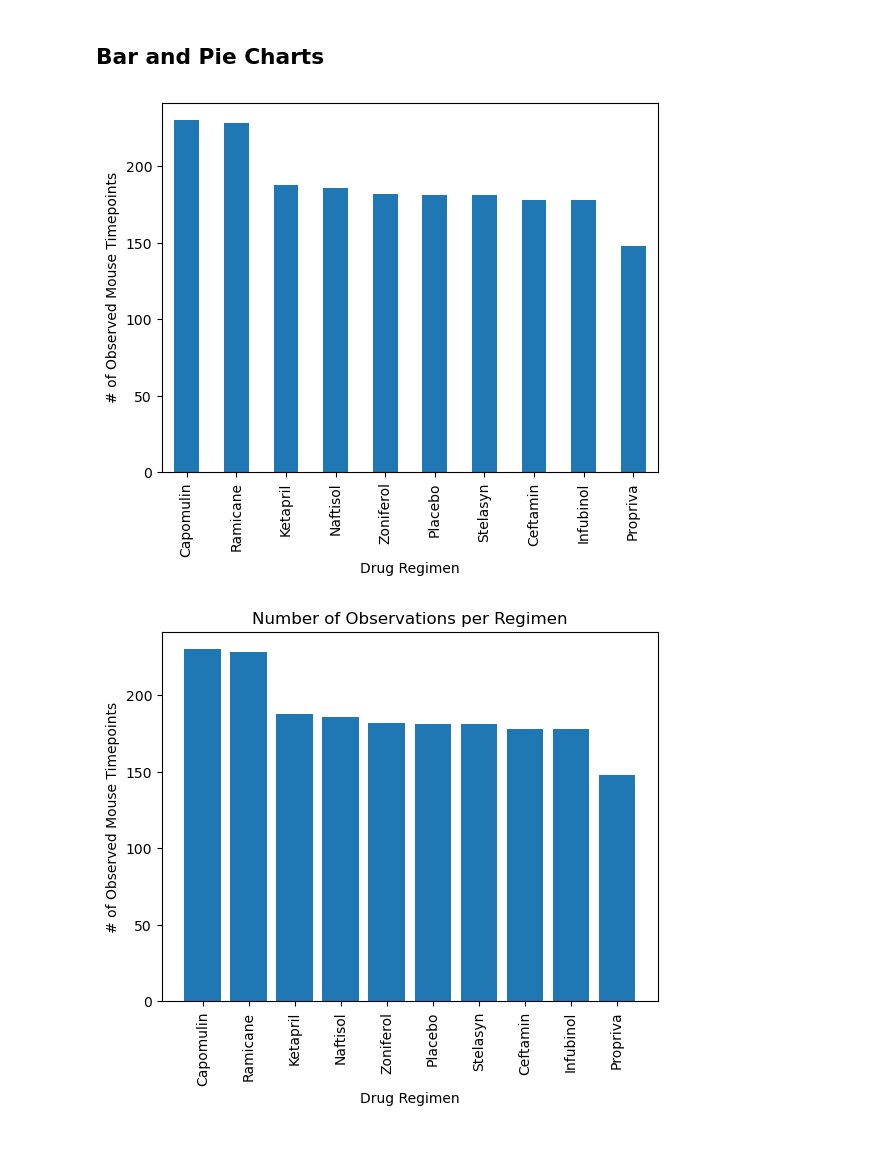
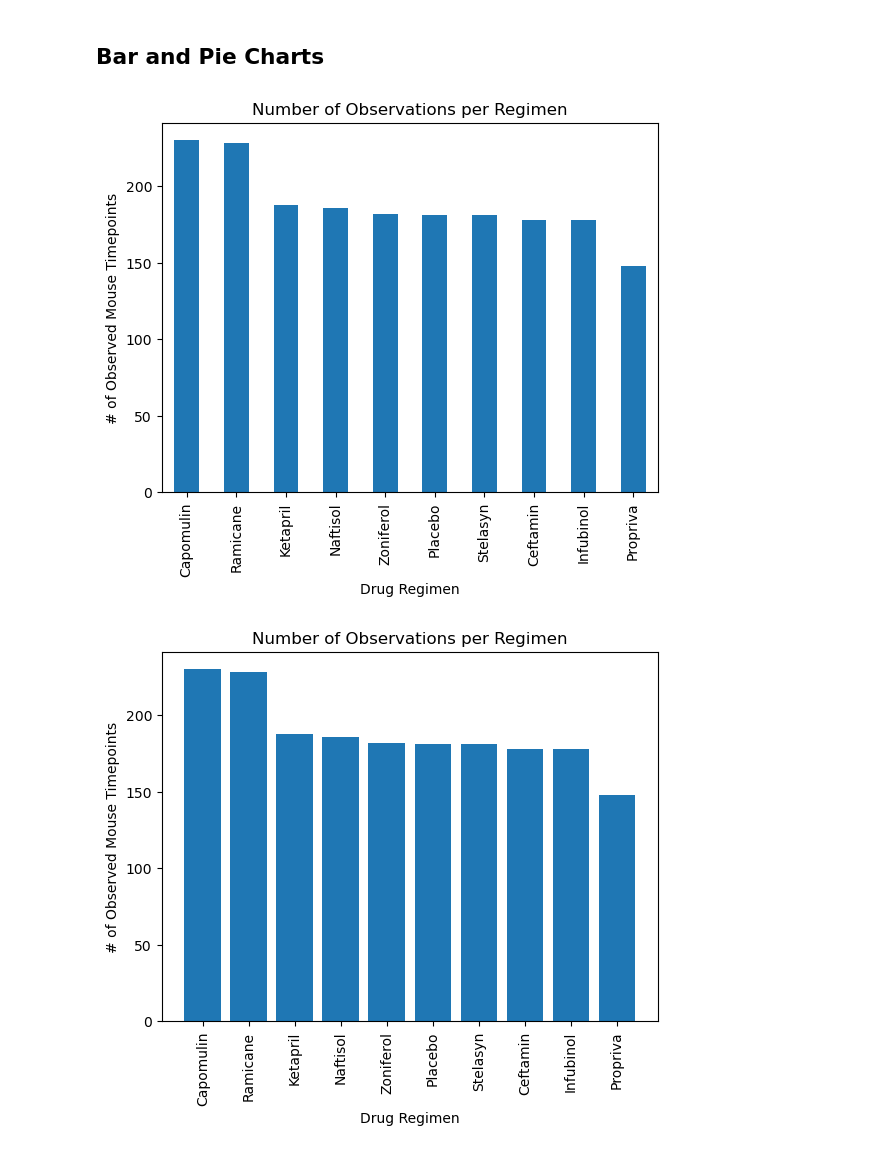
Before and after one commit to kgndirangu/pymaceuticlas, a Jupyter notebook: pymaceuticals_starter_KN.ipynb, the cells around one changed output. Drawn from its saved outputs; the diff is of its cells as text; code cells hidden in the pictures.

```diff
--- a/pymaceuticals_starter_KN.ipynb
+++ b/pymaceuticals_starter_KN.ipynb
@@ -136,18 +137,17 @@ tumor_summary
 # %%
 # Generate a bar plot showing the total number of rows (Mouse ID/Timepoints) for each drug regimen using Pandas.
 
-##ADD TITLE USING PANDAS? SAME AS PYPLOT?
 drug_group = clean_mouse_results.groupby("Drug Regimen")
 timepoint = drug_group["Timepoint"].count().sort_values(ascending=False)
 timepoint.plot(kind="bar")
 
 
-
+plt.title("Number of Observations per Regimen")
 plt.xlabel("Drug Regimen")
 plt.ylabel("# of Observed Mouse Timepoints")
 plt.show()
 # %% [output]
-[figure, old version]
+[figure, new version]
 # %%
 # Generate a bar plot showing the total number of rows (Mouse ID/Timepoints) for each drug regimen using pyplot.
 
```
Also changed, not shown: parts of 5 cells of this notebook.
